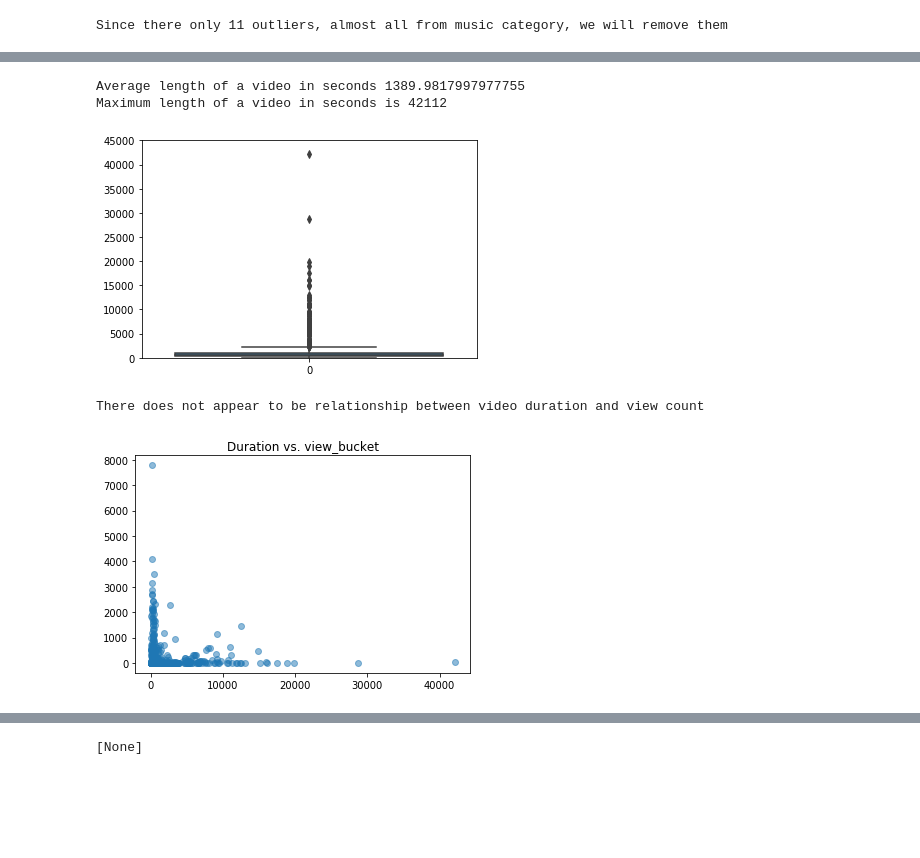
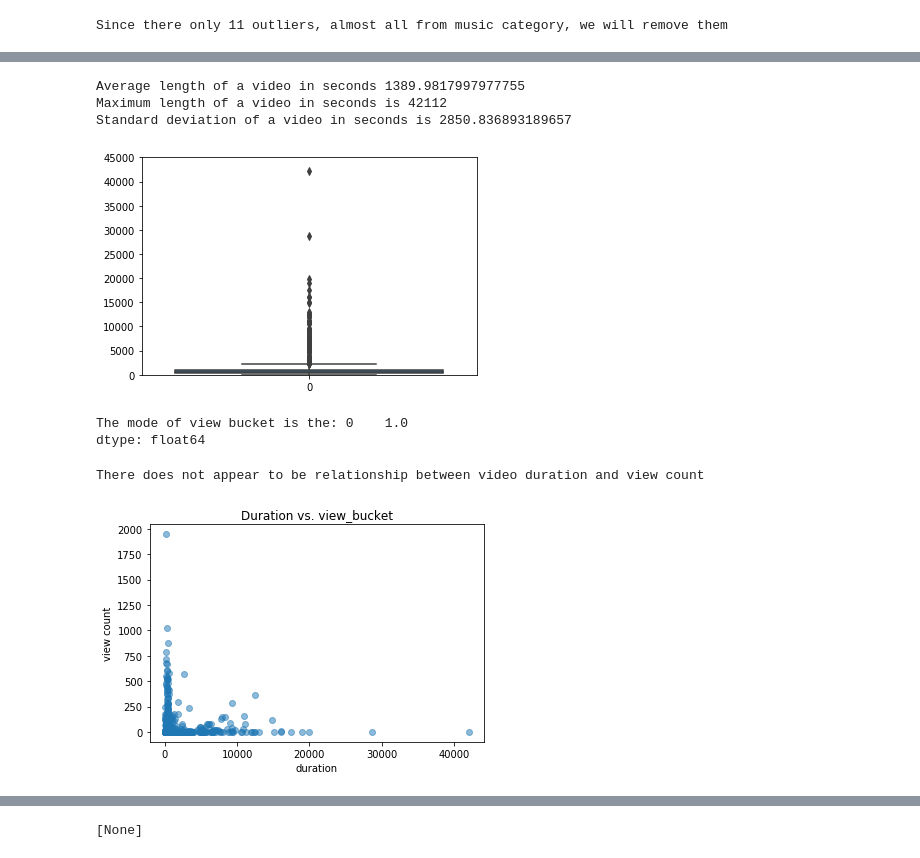
Before and after one commit to addiwei/Springboard, a Jupyter notebook: Capstone1/Youtube_2_Preprocessing_EDA.ipynb, the cells around one changed output, grey strips where cells are left out. Drawn from its saved outputs; the diff is of its cells as text; code cells hidden in the pictures; blank space fills up the shorter version.

```diff
--- a/Capstone1/Youtube_2_Preprocessing_EDA.ipynb
+++ b/Capstone1/Youtube_2_Preprocessing_EDA.ipynb
@@ -115,4 +161,9 @@ df1 = df.sort_values('viewCount',ascending = False).head(11)
 df = df.drop(index=df1.index)
 # %% [output]
 Since there only 11 outliers, almost all from music category, we will remove them
+# %%
+#  This problem could be treated as a regressive problem instead of classification.  Could experiment with precise view count prediction
+bucket = []
+for i in range(8000):
+    bucket.append((i*200000))
 # %%
@@ -129,14 +194,9 @@ df = df.drop(columns=['viewCount'])
 # %%
 #Converts published date into date time object and then calculate the age of video
 
-
 df['date'] = pd.to_datetime(df['snippet.publishedAt'], format='%Y-%m-%dT%H:%M:%S.000Z', utc=True)
-print(df['date'].head())
-# df['Nov'] = '11/28/18'
-
-df['Aging'] = pd.to_datetime('11/28/18').strftime('%m/%d/%Y')
-
-
-
-# df['Aging1'] = pd.to_datetime(df['Aging'], format='%m/%d/%Y', utc=True)
+df['Aging'] = pd.to_datetime('11/28/18')
+df['Age'] = df['Aging'].sub(df['date'], axis=0)
+df['age_int'] = df['Age'].dt.days
+print(df['age_int'].head())
 # %% [output]
@@ -181,0 +209,20 @@ datetime64[ns, UTC]
+# %%
+#  Create a ranking system / target where videos are ranked based on age and viewcounts.
+# Ranking order = white, blue, purple, brown, black
+# Utilize a log function to determine age as rank increases. In other words, it's harder to get black belt, and not linear function
+# Rankings are adjustable based on user requirements
+
+
+belts = {'white':50000, 'blue':100000, 'purple':300000, 'brown':1000000, 'black':2000000}
+belts_list = [20000, 100000, 300000, 1000000, 10000000]
+age_list =  [180, 360, 450, 500, 525 ]
+df['target'] = 'no rank'
+df['target'][(df['age_int'] < 300) & (df['viewCount'] >= 20000)] = 'white belt'
+df['target'][(df['age_int'] < 400) & (df['viewCount'] >= 100000)] = 'blue belt'
+df['target'][(df['age_int'] < 450)  & (df['viewCount'] >= 500000)] = 'purple belt'
+df['target'][(df['age_int'] < 475) & (df['viewCount'] >= 2000000)] = 'brown belt'
+df['target'][(df['age_int'] < 500) & (df['viewCount'] >= 10000000)] = 'black belt'
+
+# if (df['age_int'] > 60 & df['age_int'] > 60 ) & (df['viewCount'] > 10000)
+#     df['target'] = 'blue belt'
+print(df['target'].value_counts())
@@ -239,18 +382,27 @@ sns.boxplot(data=df['duration'])
 plt.ylim(0, 45000)
 print('Average length of a video in seconds ' + str(df['duration'].mean()))
 print('Maximum length of a video in seconds is ' + str(df['duration'].max()))
+print('Standard deviation of a video in seconds is ' + str(df['duration'].std()))
 # %% [output]
 Average length of a video in seconds 1389.9817997977755
 Maximum length of a video in seconds is 42112
+Standard deviation of a video in seconds is 2850.836893189657
 [figure]
+# %%
+print('The mode of view bucket is the: ' + str(df['view_bucket'].mode()))
+# %% [output]
+The mode of view bucket is the: 0    1.0
+dtype: float64
 # %%
 
 plt.scatter(df['duration'], df['view_bucket'], alpha=0.5)
+plt.xlabel('duration')
+plt.ylabel('view count')
 plt.title('Duration vs. view_bucket')
 print('There does not appear to be relationship between video duration and view count')
 # %% [output]
 There does not appear to be relationship between video duration and view count
-[figure, old version]
+[figure, new version]
 # %%
 # Perform correlation test on duration vs. views
 plt.scatter(df['duration'], df['view_bucket'])
```
Also changed, not shown: parts of 33 cells of this notebook, 2 other files.
